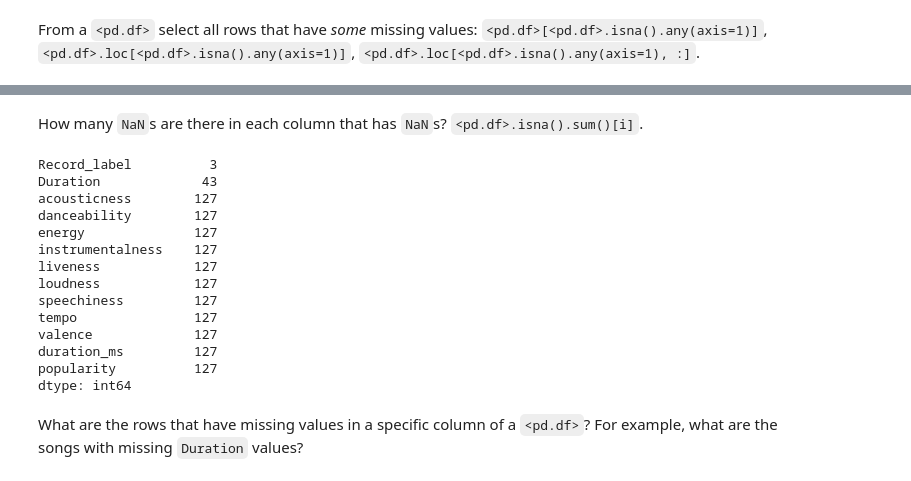
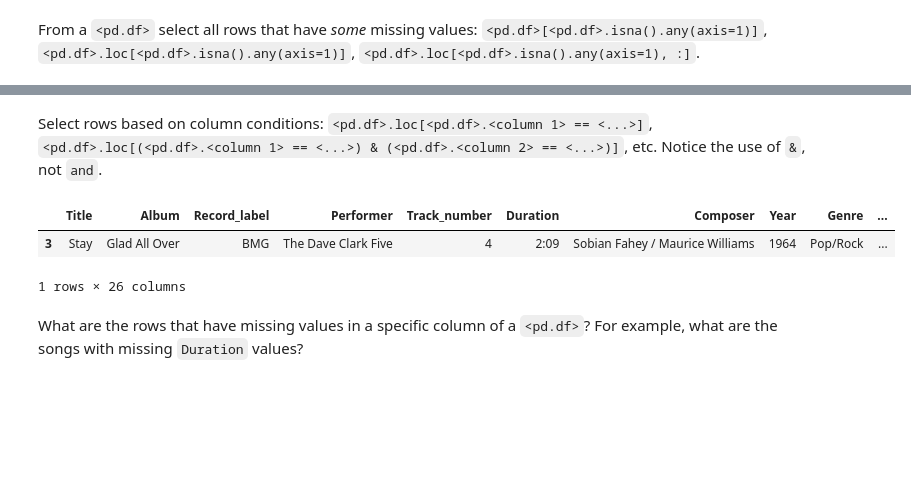
Before and after one commit to programiranje3/p2-2024, a Jupyter notebook: notebooks/eda.ipynb, the cells around one changed output, grey strips where cells are left out. Saved outputs shown, nothing was run; the diff lists cells and outputs as text; code cells hidden in the pictures; blank space fills up the shorter version.

```diff
--- a/notebooks/eda.ipynb
+++ b/notebooks/eda.ipynb
@@ -482,22 +472,13 @@ songs.loc[songs.isna().any(axis=1), :]
-# %% [markdown]
-How many `NaN`s are there in each column that has `NaN`s? `<pd.df>.isna().sum()[i]`.
-# %%
-songs.isna().sum()[i]
-# %% [output]
-Record_label          3
-Duration             43
-acousticness        127
-danceability        127
-energy              127
-instrumentalness    127
-liveness            127
-loudness            127
-speechiness         127
-tempo               127
-valence             127
-duration_ms         127
-popularity          127
-dtype: int64
+# %% [markdown]
+Select rows based on column conditions: `<pd.df>.loc[<pd.df>.<column 1> == <...>]`, `<pd.df>.loc[(<pd.df>.<column 1> == <...>) & (<pd.df>.<column 2> == <...>)]`, etc. Notice the use of `&`, not `and`.
+# %%
+songs.loc[songs.Duration.isna(), ]
+songs.loc[songs.Duration == '2:09', ]
+songs.loc[(songs.Duration == '2:09') & (songs.Title == 'Stay'), :]       # &, not and !!!
+# %% [output]
+|  | Title | Album | Record_label | Performer | Track_number | Duration | Composer | Year | Genre | ... |
+| 3 | Stay | Glad All Over | BMG | The Dave Clark Five | 4 | 2:09 | Sobian Fahey / Maurice Williams | 1964 | Pop/Rock | ... |
+1 rows × 26 columns
 # %% [markdown]
 What are the rows that have missing values in a specific column of a `<pd.df>`? For example, what are the songs with missing `Duration` values?
 # %% [markdown]
```
Also changed, not shown: parts of 4 cells of this notebook, 1 other file.
